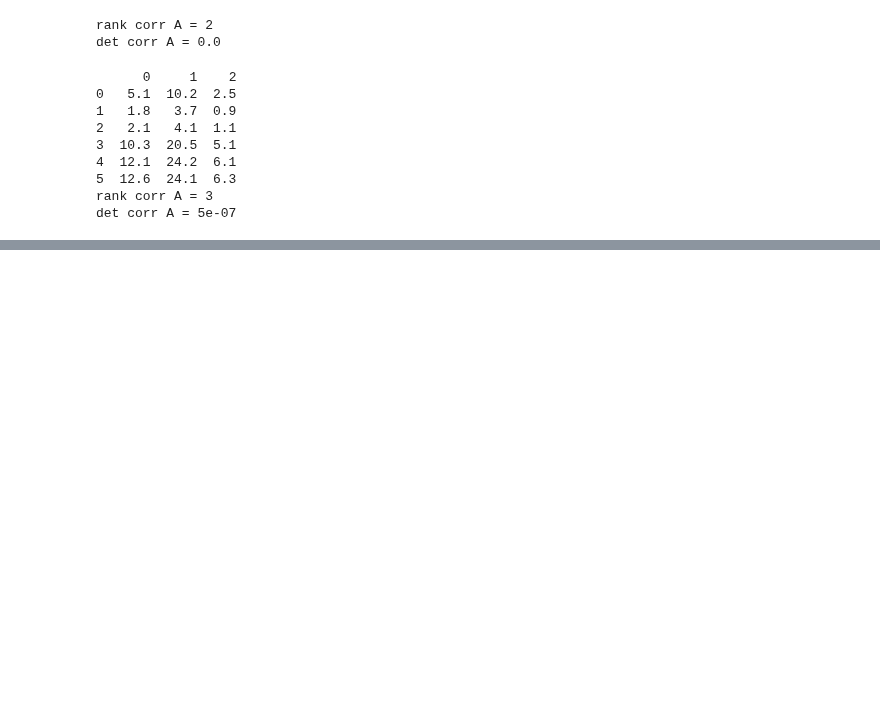
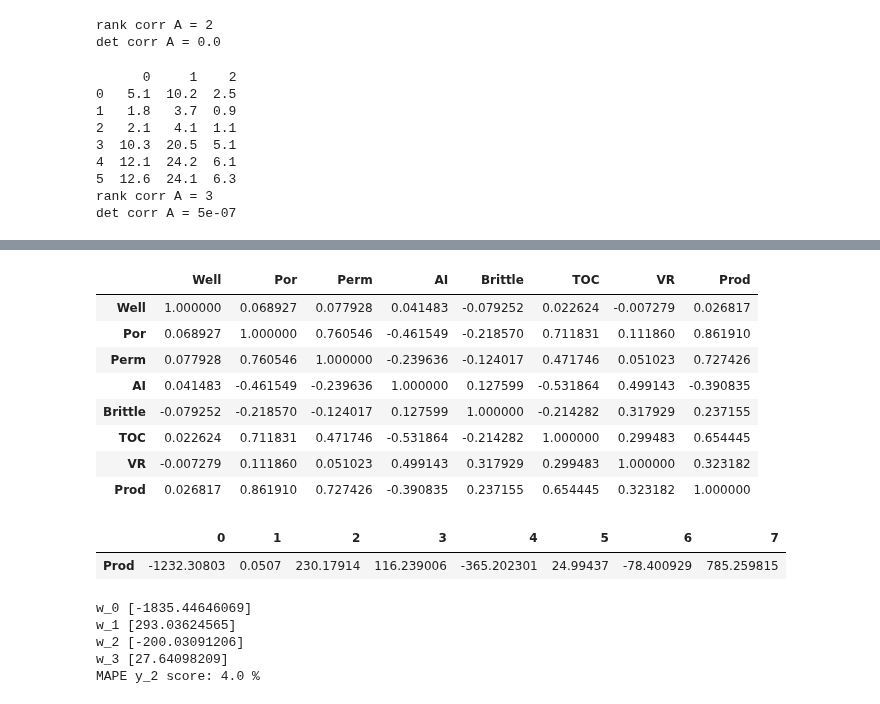
Before and after one commit to hoittoken/Python, a Jupyter notebook: Py/math&ml-2/math&ml-2_lecture.ipynb, the cells around one changed output, grey strips where cells are left out. Saved outputs shown, nothing was run; the diff lists cells and outputs as text; code cells hidden in the pictures; blank space fills up the shorter version.

```diff
--- a/Py/math&ml-2/math&ml-2_lecture.ipynb
+++ b/Py/math&ml-2/math&ml-2_lecture.ipynb
@@ -1368,0 +1504,34 @@ det corr A = 5e-07
+# %%
+display(data.corr())
+w_hat.T
+# %% [output]
+|  | Well | Por | Perm | AI | Brittle | TOC | VR | Prod |
+| Well | 1.000000 | 0.068927 | 0.077928 | 0.041483 | -0.079252 | 0.022624 | -0.007279 | 0.026817 |
+| Por | 0.068927 | 1.000000 | 0.760546 | -0.461549 | -0.218570 | 0.711831 | 0.111860 | 0.861910 |
+| Perm | 0.077928 | 0.760546 | 1.000000 | -0.239636 | -0.124017 | 0.471746 | 0.051023 | 0.727426 |
+| AI | 0.041483 | -0.461549 | -0.239636 | 1.000000 | 0.127599 | -0.531864 | 0.499143 | -0.390835 |
+| Brittle | -0.079252 | -0.218570 | -0.124017 | 0.127599 | 1.000000 | -0.214282 | 0.317929 | 0.237155 |
+| TOC | 0.022624 | 0.711831 | 0.471746 | -0.531864 | -0.214282 | 1.000000 | 0.299483 | 0.654445 |
+| VR | -0.007279 | 0.111860 | 0.051023 | 0.499143 | 0.317929 | 0.299483 | 1.000000 | 0.323182 |
+| Prod | 0.026817 | 0.861910 | 0.727426 | -0.390835 | 0.237155 | 0.654445 | 0.323182 | 1.000000 |
+|  | 0 | 1 | 2 | 3 | 4 | 5 | 6 | 7 |
+| Prod | -1232.30803 | 0.0507 | 230.17914 | 116.239006 | -365.202301 | 24.99437 | -78.400929 | 785.259815 |
+# %%
+X_1 = np.column_stack((np.ones(200), data.drop(['Prod','Well','Perm','TOC'], axis=1)))
+y_1 = data[['Prod']]
+w_hat_1 = np.linalg.inv(X_1.T@X_1)@X_1.T@y_1
+print('w_0',w_hat_1.values[0])
+print('w_1',w_hat_1.values[1])
+print('w_2',w_hat_1.values[2])
+print('w_3',w_hat_1.values[3])
+y_pred_1 = []
+for i in range(X.shape[0]):
+    y_pred_1.append(np.sum(X_1[i]*w_hat_1.T, axis=1))
+y_pred_1 = np.array(y_pred_1)
+print('MAPE y_2 score: {:.1f} %'.format(metrics.mean_absolute_percentage_error(y, y_pred_1) * 100))
+# %% [output]
+w_0 [-1835.44646069]
+w_1 [293.03624565]
+w_2 [-200.03091206]
+w_3 [27.64098209]
+MAPE y_2 score: 4.0 %
```
Also changed, not shown: parts of 28 cells of this notebook, 2 other files.
